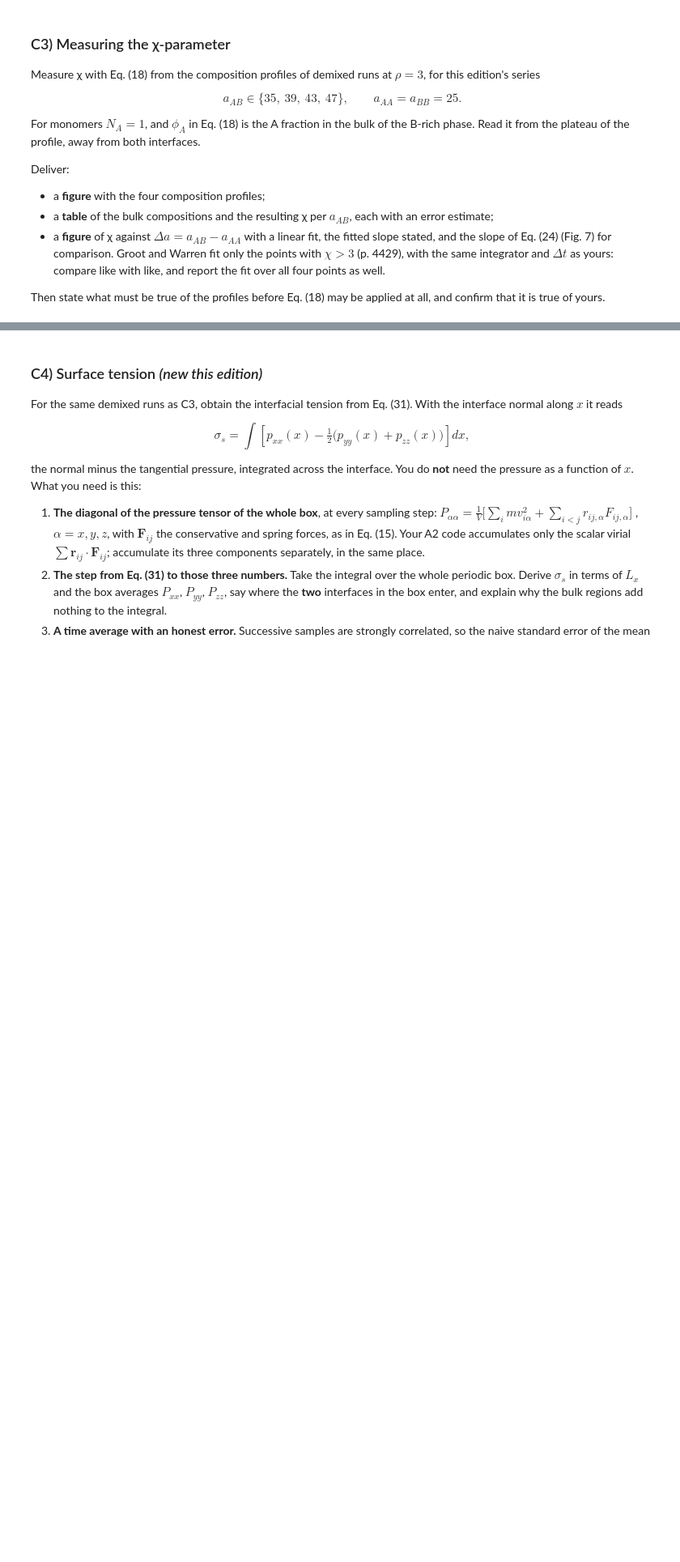
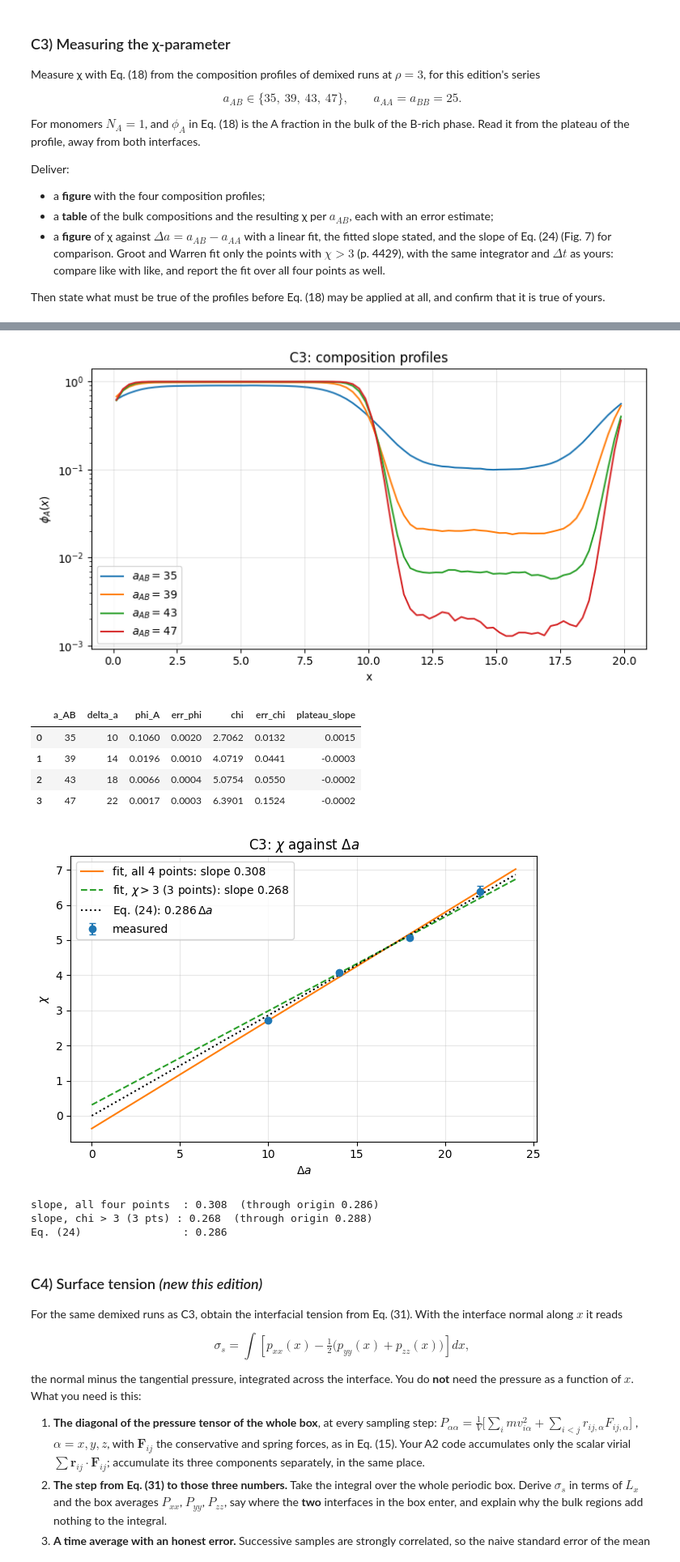
Before and after one commit to datomic117/Particle_based_simulations, a Jupyter notebook: Assignment_3/A3.ipynb, the cells around one changed output, grey strips where cells are left out. Shown at 81% size. Drawn from its saved outputs; the diff is of its cells as text; code cells hidden in the pictures; blank space fills up the shorter version.

```diff
--- a/Assignment_3/A3.ipynb
+++ b/Assignment_3/A3.ipynb
@@ -916,5 +1026,69 @@ applied at all, and confirm that it is true of yours.
 # %%
 # C3: composition profiles; chi against Delta a with linear fit
+import numpy as np, pandas as pd, matplotlib.pyplot as plt
+
+RUNS = {35: "C3_a35", 39: "C3_a39", 43: "C3_a43", 47: "C3_a47"}
+EQ24_SLOPE = 0.286            # Groot & Warren, Eq. (24), rho = 3
+USE_FROM = 20000
+
+def chi_of_phi(phi):          # Eq. (18) with N_A = N_B = 1
+    return np.log((1 - phi) / phi) / (1 - 2 * phi)
+
+rows, profiles = [], {}
+fig, ax = plt.subplots(figsize=(8, 4.5))
+for aab, run in RUNS.items():
+    p = pd.read_csv(f"data/{run}_profile.csv")
+    p["phi"] = p.rho_A / (p.rho_A + p.rho_B)
+    q = p[p.step_end > USE_FROM]
+    avg = q.groupby("x").phi.mean()
+    ax.plot(avg.index, avg.values, label=f"$a_{{AB}}={aab}$")
+    win = q[(q.x > 12.5) & (q.x < 17.5)]
+    per_block = win.groupby("block").phi.mean()                  # bulk of the B-rich phase
+    phi, dphi = per_block.mean(), per_block.std(ddof=1) / np.sqrt(len(per_block))
+    chi = chi_of_phi(phi)
+    dchi = abs(chi_of_phi(phi + dphi) - chi_of_phi(phi - dphi)) / 2
+    # flatness of the plateau: slope of phi(x) in the window
+    slope = np.polyfit(win.groupby("x").phi.mean().index, win.groupby("x").phi.mean().values, 1)[0]
+    rows.append(dict(a_AB=aab, delta_a=aab - 25, phi_A=phi, err_phi=dphi, chi=chi, err_chi=dchi,
+                     plateau_slope=slope))
+ax.set(xlabel="x", ylabel="$\\phi_A(x)$", yscale="log", title="C3: composition profiles")
+ax.legend(); ax.grid(alpha=0.3); plt.tight_layout(); plt.show()
+
+tab = pd.DataFrame(rows)
+display(tab.round(4))
+
+da, chi, err = tab.delta_a.values, tab.chi.values, tab.err_chi.values
+def fit(mask):
+    w = 1 / np.maximum(err[mask], 1e-9)
+    k, b = np.polyfit(da[mask], chi[mask], 1, w=w)
+    k0 = np.sum(da[mask] * chi[mask]) / np.sum(da[mask] ** 2)       # through the origin
+    return k, b, k0
+sel = chi > 3
+k_all, b_all, k0_all = fit(np.ones_like(sel))
+k_hi, b_hi, k0_hi = fit(sel)
+
+fig, ax = plt.subplots(figsize=(6.5, 4.5))
+ax.errorbar(da, chi, err, fmt="o", capsize=3, label="measured")
+xs = np.linspace(0, 24, 50)
+ax.plot(xs, k_all * xs + b_all, label=f"fit, all 4 points: slope {k_all:.3f}")
+ax.plot(xs, k_hi * xs + b_hi, "--", label=f"fit, $\\chi>3$ ({sel.sum()} points): slope {k_hi:.3f}")
+ax.plot(xs, EQ24_SLOPE * xs, "k:", label="Eq. (24): $0.286\\,\\Delta a$")
+ax.set(xlabel="$\\Delta a$", ylabel="$\\chi$", title="C3: $\\chi$ against $\\Delta a$")
+ax.legend(); ax.grid(alpha=0.3); plt.tight_layout(); plt.show()
+print(f"slope, all four points  : {k_all:.3f}  (through origin {k0_all:.3f})")
+print(f"slope, chi > 3 ({sel.sum()} pts) : {k_hi:.3f}  (through origin {k0_hi:.3f})")
+print(f"Eq. (24)                : {EQ24_SLOPE}")
+# %% [output]
+[figure, added]
+|  | a_AB | delta_a | phi_A | err_phi | chi | err_chi | plateau_slope |
+| 0 | 35 | 10 | 0.1060 | 0.0020 | 2.7062 | 0.0132 | 0.0015 |
+| 1 | 39 | 14 | 0.0196 | 0.0010 | 4.0719 | 0.0441 | -0.0003 |
+| 2 | 43 | 18 | 0.0066 | 0.0004 | 5.0754 | 0.0550 | -0.0002 |
+| 3 | 47 | 22 | 0.0017 | 0.0003 | 6.3901 | 0.1524 | -0.0002 |
+[figure, added]
+slope, all four points  : 0.308  (through origin 0.286)
+slope, chi > 3 (3 pts) : 0.268  (through origin 0.288)
+Eq. (24)                : 0.286
 # %% [markdown]
 ### C4) Surface tension  *(new this edition)*
 
```
Also changed, not shown: parts of 11 cells of this notebook, 42 other files.
